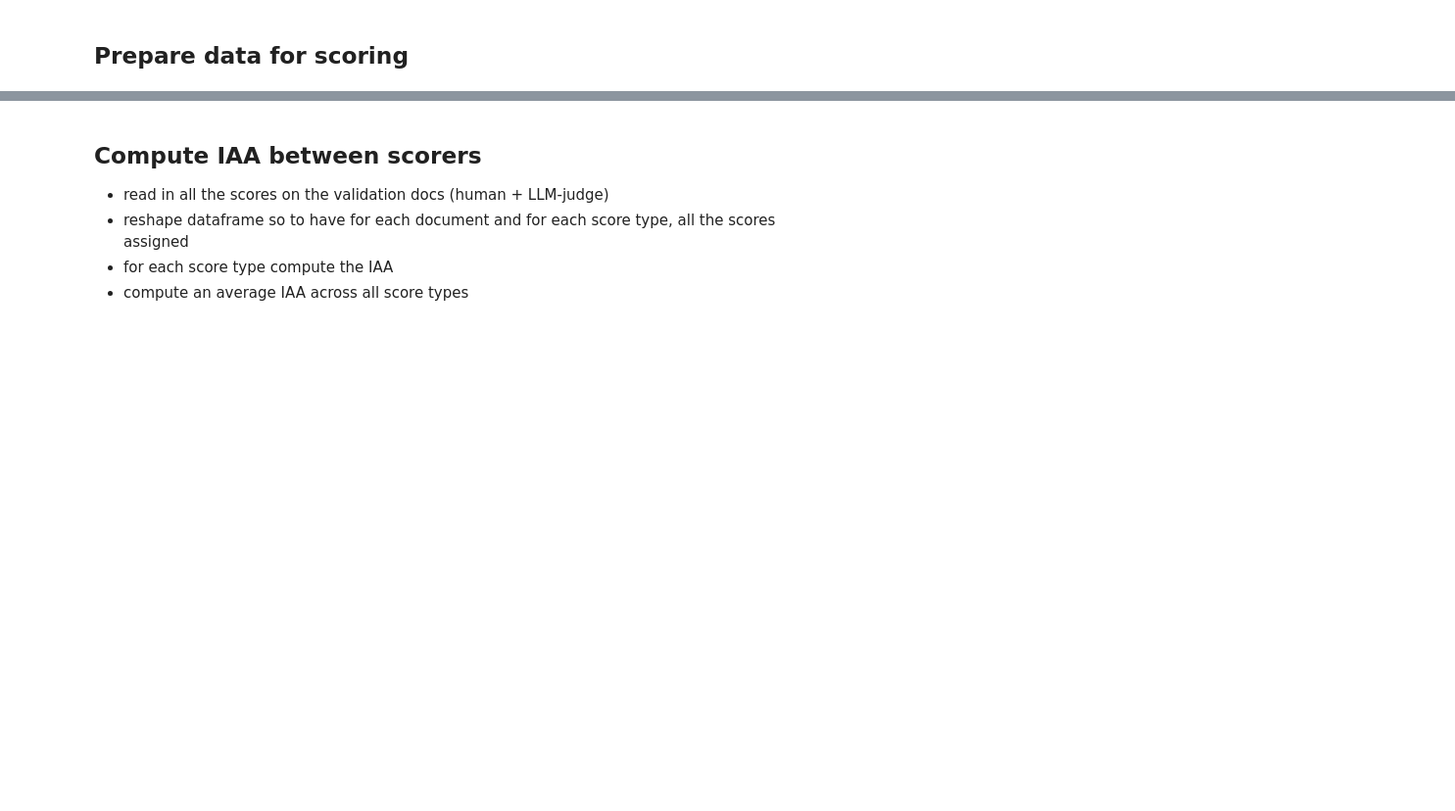
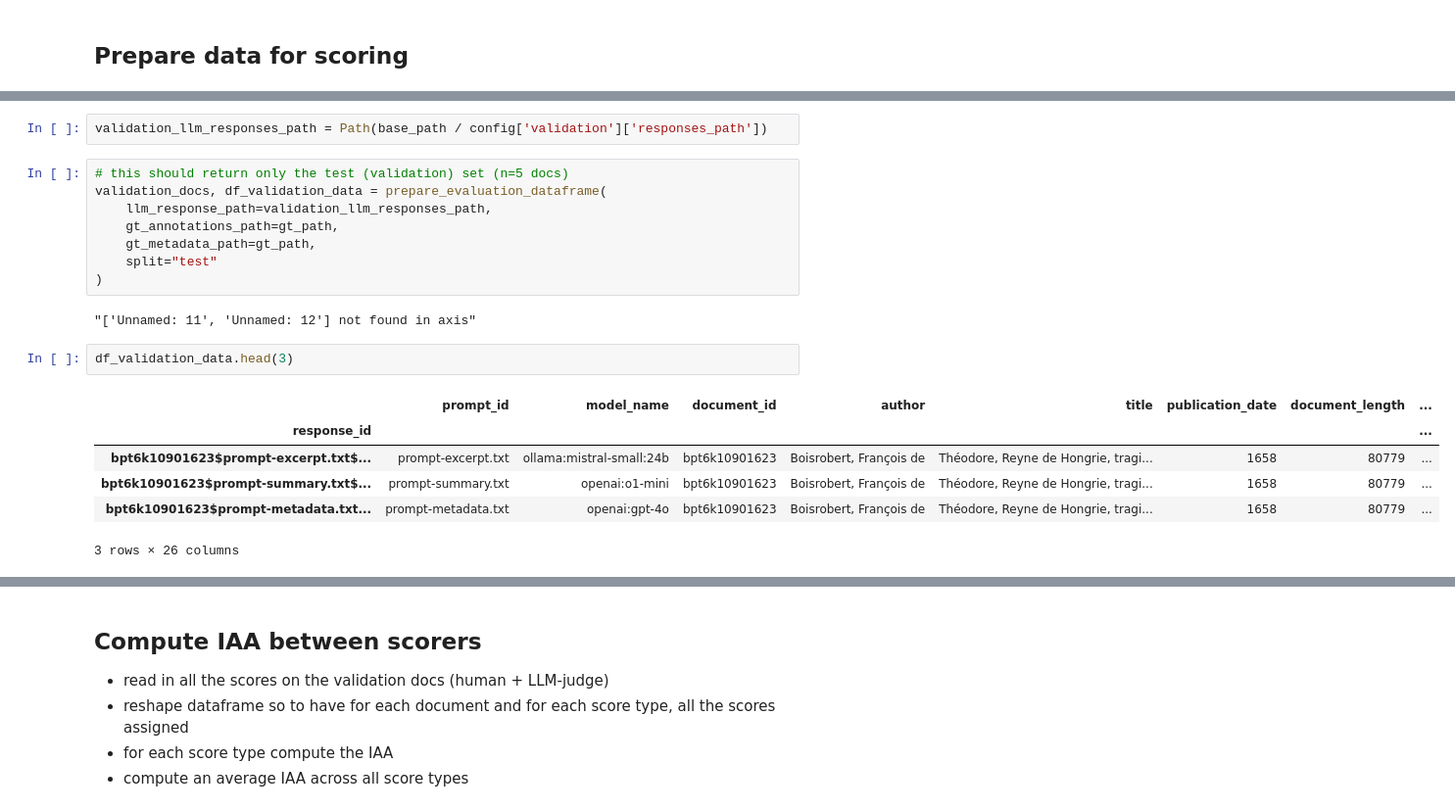
Before and after one commit to TextEnt/chrono-spatial-processing, a Jupyter notebook: notebooks/run-validation.ipynb, the cells around one changed output, grey strips where cells are left out. Shown at 98% size. Cells and saved outputs as stored; diff of their text form; blank space fills up the shorter version.

```diff
--- a/notebooks/run-validation.ipynb
+++ b/notebooks/run-validation.ipynb
@@ -151,0 +149,21 @@ Time taken to get response: 4.22 seconds. Total tokens: 869
+# %%
+validation_llm_responses_path = Path(base_path / config['validation']['responses_path'])
+# %%
+# this should return only the test (validation) set (n=5 docs)
+validation_docs, df_validation_data = prepare_evaluation_dataframe(
+    llm_response_path=validation_llm_responses_path,
+    gt_annotations_path=gt_path,
+    gt_metadata_path=gt_path,
+    split="test"
+)
+# %% [output]
+"['Unnamed: 11', 'Unnamed: 12'] not found in axis"
+# %%
+df_validation_data.head(3)
+# %% [output]
+|  | prompt_id | model_name | document_id | author | title | publication_date | document_length | ... |
+| response_id |  |  |  |  |  |  |  | ... |
+| bpt6k10901623$prompt-excerpt.txt$... | prompt-excerpt.txt | ollama:mistral-small:24b | bpt6k10901623 | Boisrobert, François de | Théodore, Reyne de Hongrie, tragi... | 1658 | 80779 | ... |
+| bpt6k10901623$prompt-summary.txt$... | prompt-summary.txt | openai:o1-mini | bpt6k10901623 | Boisrobert, François de | Théodore, Reyne de Hongrie, tragi... | 1658 | 80779 | ... |
+| bpt6k10901623$prompt-metadata.txt... | prompt-metadata.txt | openai:gpt-4o | bpt6k10901623 | Boisrobert, François de | Théodore, Reyne de Hongrie, tragi... | 1658 | 80779 | ... |
+3 rows × 26 columns
```
Also changed, not shown: parts of 11 cells of this notebook, 1 other file.
